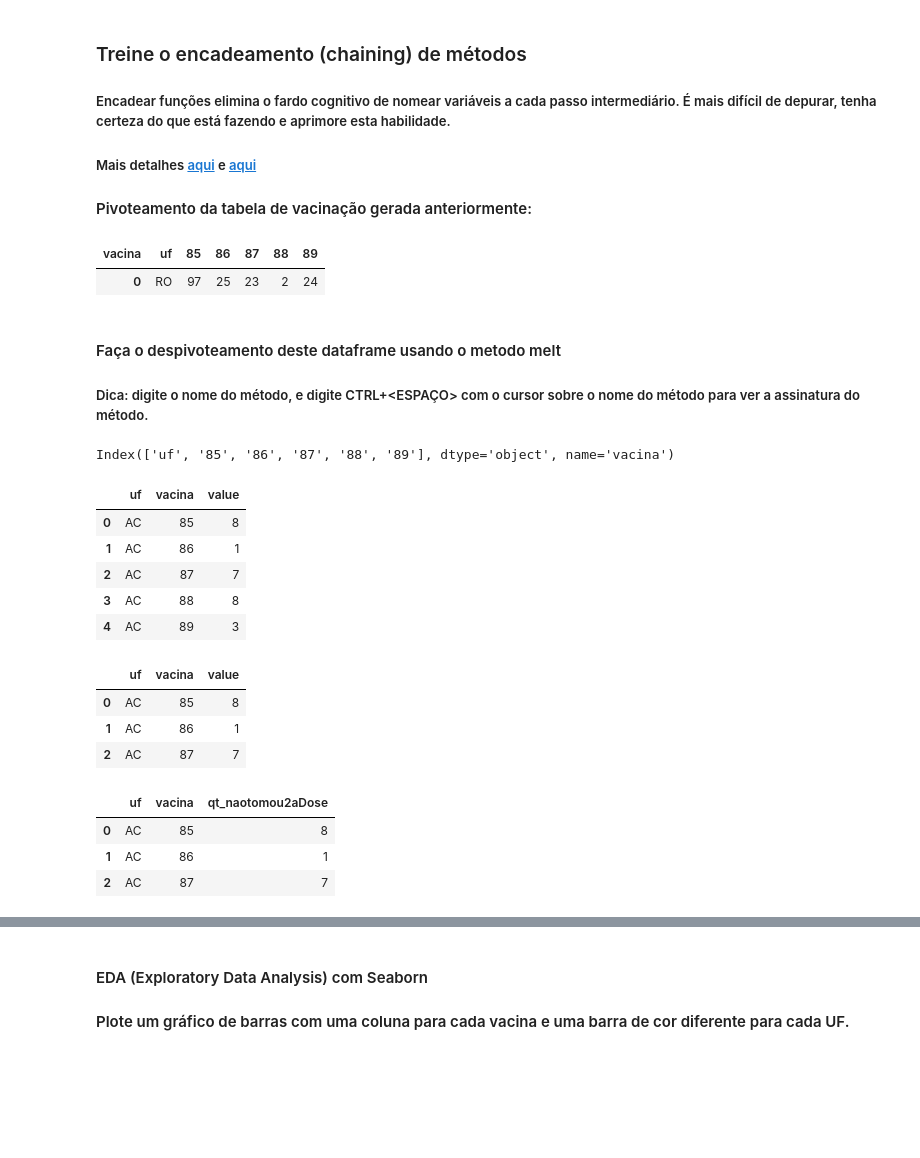
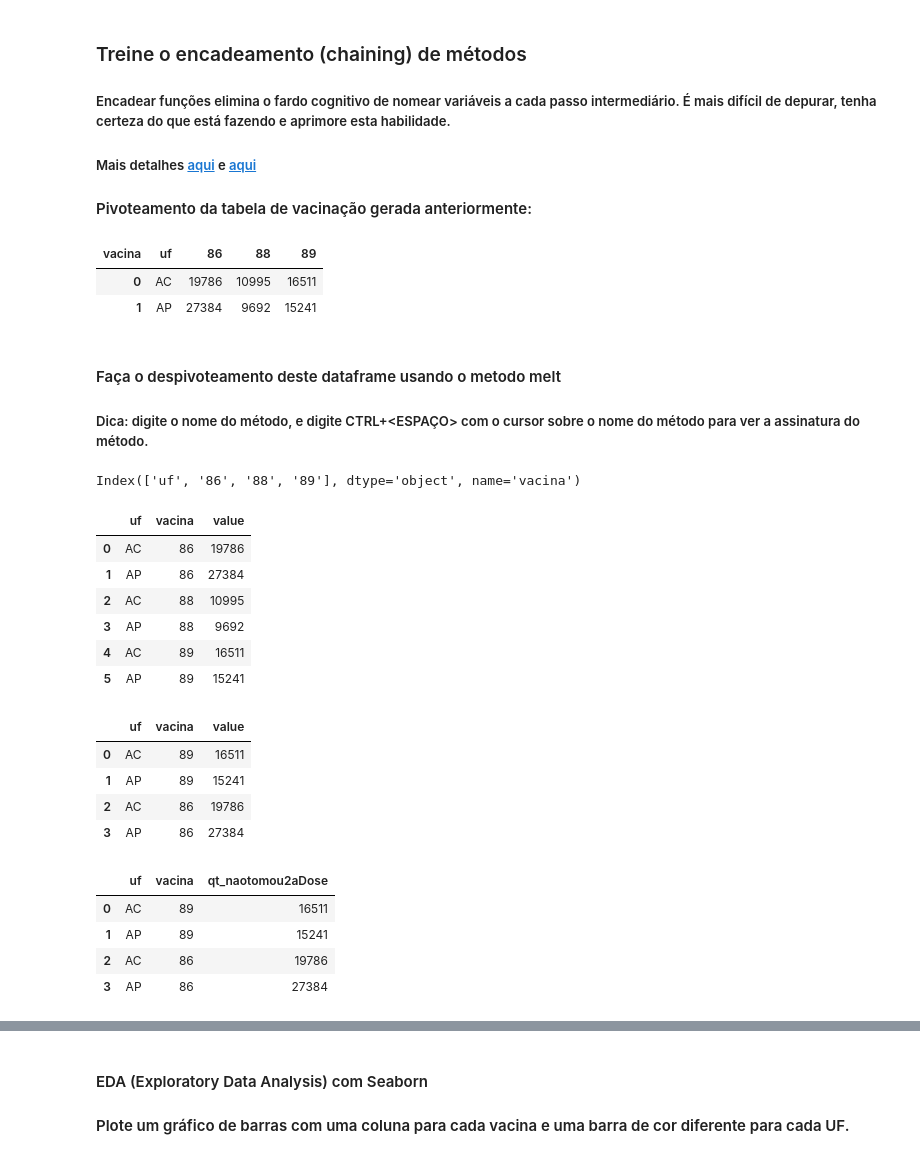
Before and after one commit to alexlopespereira/enapespcd2021, a Jupyter notebook: D9/Notebooks/Aula2_Bigquery_DataStudio.ipynb, the cells around one changed output, grey strips where cells are left out. Cells and saved outputs as stored; diff of their text form; code cells hidden in the pictures; blank space fills up the shorter version.

```diff
--- a/D9/Notebooks/Aula2_Bigquery_DataStudio.ipynb
+++ b/D9/Notebooks/Aula2_Bigquery_DataStudio.ipynb
@@ -64,7 +64,7 @@ SELECT v.id_paciente, v.sigla_uf AS uf, v.vacina,
 FROM `basedosdados.br_ms_vacinacao_covid19.microdados_vacinacao` v
 WHERE (v.sigla_uf='AC' or v.sigla_uf='AP') and (v.vacina='89' or v.vacina='88' or v.vacina='86')
 GROUP BY v.id_paciente, uf, vacina
-LIMIT 2000
+LIMIT 1000000
 ) group by uf, vacina
 ''', project_id=project_id)
 
@@ -128,35 +131,40 @@ df_pivoted
 df_pivoted = df_vacina.pivot(index='uf', columns=['vacina'], values='qt_naotomou2aDose').reset_index()
 df_pivoted
 # %% [output]
-| vacina | uf | 85 | 86 | 87 | 88 | 89 |
-| 0 | RO | 97 | 25 | 23 | 2 | 24 |
+| vacina | uf | 86 | 88 | 89 |
+| 0 | AC | 19786 | 10995 | 16511 |
+| 1 | AP | 27384 | 9692 | 15241 |
 # %% [markdown]
 #### Faça o despivoteamento deste dataframe usando o metodo melt
 ##### Dica: digite o nome do método, e digite CTRL+<ESPAÇO> com o cursor sobre o nome do método para ver a assinatura do método.
 # %%
 df_pivoted.columns
 # %% [output]
-Index(['uf', '85', '86', '87', '88', '89'], dtype='object', name='vacina')
+Index(['uf', '86', '88', '89'], dtype='object', name='vacina')
 # %%
 df_pivoted.melt(id_vars=['uf'])
 # %% [output]
 |  | uf | vacina | value |
-| 0 | AC | 85 | 8 |
-| 1 | AC | 86 | 1 |
-| 2 | AC | 87 | 7 |
-| 3 | AC | 88 | 8 |
-| 4 | AC | 89 | 3 |
+| 0 | AC | 86 | 19786 |
+| 1 | AP | 86 | 27384 |
+| 2 | AC | 88 | 10995 |
+| 3 | AP | 88 | 9692 |
+| 4 | AC | 89 | 16511 |
+| 5 | AP | 89 | 15241 |
 # %%
-df_pivoted.melt(id_vars=['uf'], value_vars=['85', '86', '87'])
+df_pivoted.melt(id_vars=['uf'], value_vars=['89', '86'])
 # %% [output]
 |  | uf | vacina | value |
-| 0 | AC | 85 | 8 |
-| 1 | AC | 86 | 1 |
-| 2 | AC | 87 | 7 |
+| 0 | AC | 89 | 16511 |
+| 1 | AP | 89 | 15241 |
+| 2 | AC | 86 | 19786 |
+| 3 | AP | 86 | 27384 |
 # %%
-df_pivoted.melt(id_vars=['uf'], value_vars=['85', '86', '87'], value_name='qt_naotomou2aDose')
+df_melt = df_pivoted.melt(id_vars=['uf'], value_vars=['89', '86'], value_name='qt_naotomou2aDose')
+df_melt
 # %% [output]
 |  | uf | vacina | qt_naotomou2aDose |
-| 0 | AC | 85 | 8 |
-| 1 | AC | 86 | 1 |
-| 2 | AC | 87 | 7 |
+| 0 | AC | 89 | 16511 |
+| 1 | AP | 89 | 15241 |
+| 2 | AC | 86 | 19786 |
+| 3 | AP | 86 | 27384 |
```
Also changed, not shown: parts of 2 cells of this notebook, 2 other files.
